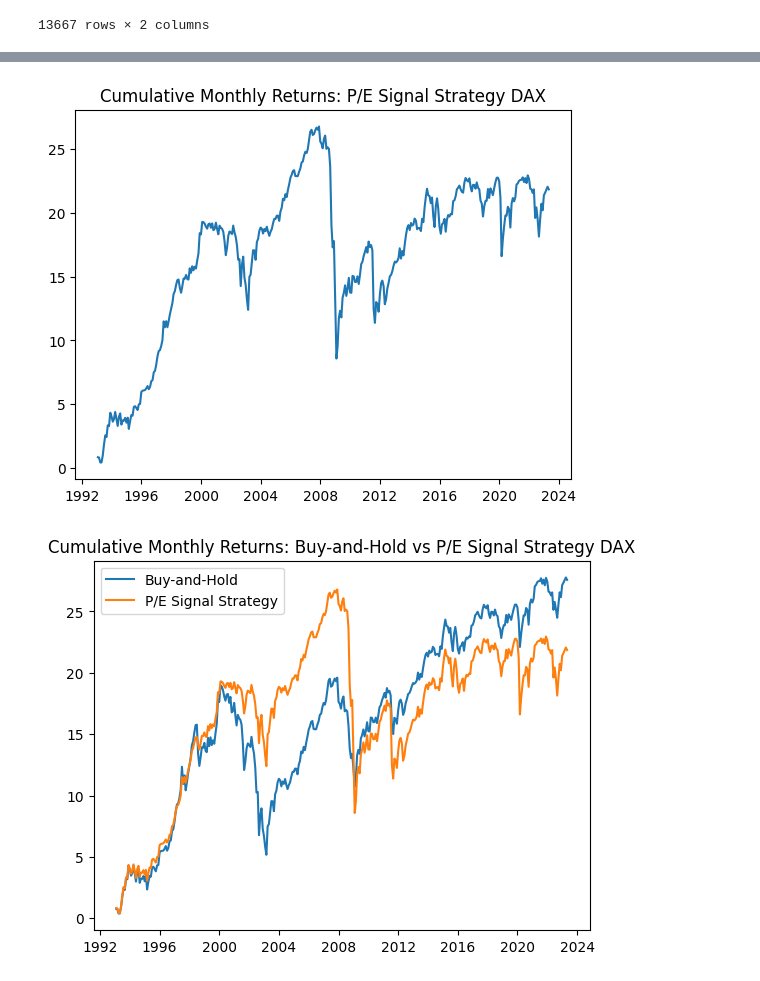
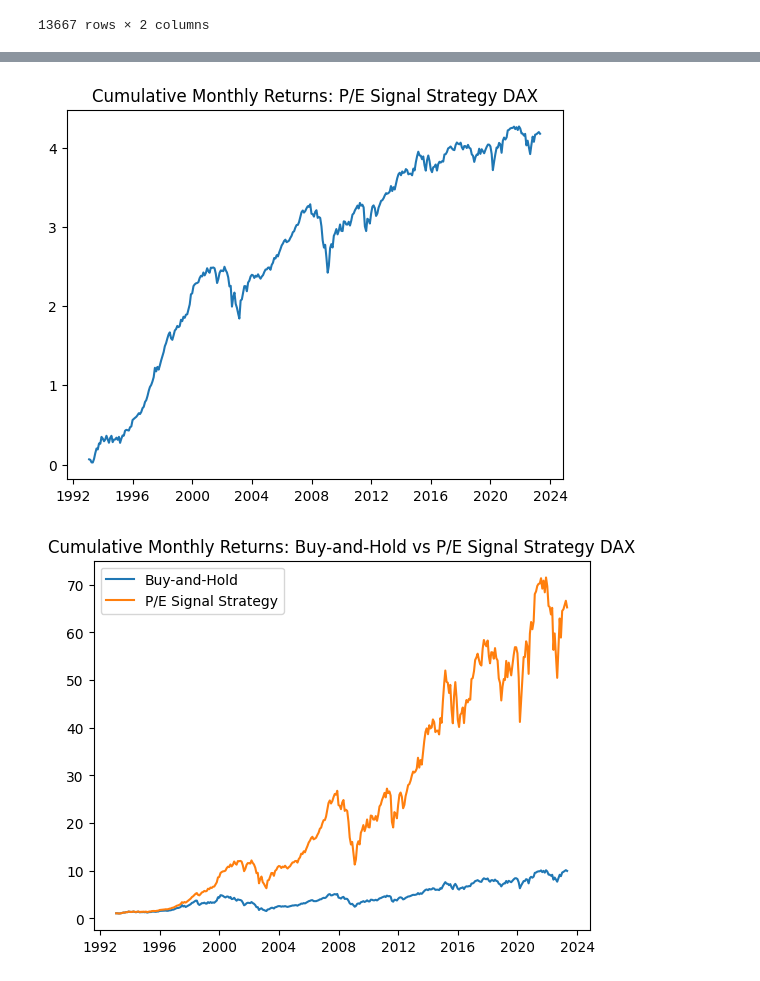
Before and after one commit to afoster28/efi-hw-mktTimingStrat, a Jupyter notebook: EFI_HW_Project_Foster.ipynb, the cells around one changed output, grey strips where cells are left out. Drawn from its saved outputs; the diff is of its cells as text; code cells hidden in the pictures.

Commit message:
Corrected cumulative returns and lagged weight

```diff
--- a/EFI_HW_Project_Foster.ipynb
+++ b/EFI_HW_Project_Foster.ipynb
@@ -481,12 +481,10 @@ data_enhanced_ger_inv = data_enhanced_ger
 data_enhanced_ger_inv['Roll_Median'] = data_enhanced_ger_inv[['EP']].rolling(240, min_periods=1).quantile(0.5)
 data_enhanced_ger_inv['Roll_Perc_0.05'] = data_enhanced_ger_inv[['EP']].rolling(240, min_periods=1).quantile(0.05)
 data_enhanced_ger_inv['Roll_Perc_0.95'] = data_enhanced_ger_inv[['EP']].rolling(240, min_periods=1).quantile(0.95)
-data_enhanced_ger_inv['Return_5y_Log'] = np.log(1 + data_enhanced_ger_inv['Return_5y'])
-data_enhanced_ger_inv['Return_1y_Log'] = np.log(1 + data_enhanced_ger_inv['Return_1y'])
 data_enhanced_ger_inv['Return_1m_Log'] = np.log(1 + data_enhanced_ger_inv['Return_1m'])
-# data_enhanced_ger_inv['Return_5y_Log'] = np.log(data_enhanced_ger_inv['Price'] / data_enhanced_ger_inv['Price'].shift(60) / 60)
-# data_enhanced_ger_inv['Return_1y_Log'] = np.log(data_enhanced_ger_inv['Price'] / data_enhanced_ger_inv['Price'].shift(12) / 12)
 # data_enhanced_ger_inv['Return_1m_Log'] = np.log(data_enhanced_ger_inv['Price'] / data_enhanced_ger_inv['Price'].shift(1))
+data_enhanced_ger_inv['Return_1m_Monthly'] = data_enhanced_ger_inv['Price'].pct_change(1)
+data_enhanced_ger_inv['Return_1m_Log_Monthly'] = np.log(1 + data_enhanced_ger_inv['Return_1m_Monthly'])
 # %%
 libor = pd.read_csv('libor_input_filled.csv', index_col=False)
 libor['DateFormat'] = libor.apply(lambda x: datetime.datetime.strptime(str(x['Date']), '%d/%m/%Y'), axis = 1).dt.date
@@ -530,9 +528,10 @@ data_enhanced_ger_inv
 # %%
 data_bounded_ger_inv = data_enhanced_ger_inv.loc[(data_enhanced_ger_inv['Date'] >= datetime.date(1993, 1, 1)) & (data_enhanced_ger_inv['Date'] <= datetime.date(2023, 4, 30))].copy()
 # %%
-data_bounded_ger_inv['Equity_Weight'] = data_bounded_ger_inv.apply(lambda x: min(1.5, max(0.5, 1 + (x['EP'] - x['Roll_Median']) / (x['Roll_Perc_0.95'] - x['Roll_Perc_0.05']))), axis=1)
+data_bounded_ger_inv['Equity_Weight_Init'] = data_bounded_ger_inv.apply(lambda x: min(1.5, max(0.5, 1 + (x['EP'] - x['Roll_Median']) / (x['Roll_Perc_0.95'] - x['Roll_Perc_0.05']))), axis=1)
+data_bounded_ger_inv['Equity_Weight'] = data_bounded_ger_inv[['Equity_Weight_Init']].shift(1).fillna(1) # last period's EP-based decision
 data_bounded_ger_inv['Cash_Weight'] = 1 - data_bounded_ger_inv['Equity_Weight']
-data_bounded_ger_inv['Portfolio'] = data_bounded_ger_inv['Equity_Weight'] * data_bounded_ger_inv['Return_1m'] + data_bounded_ger_inv['Cash_Weight'] * data_bounded_ger_inv['USD_1M_Libor']
+data_bounded_ger_inv['Portfolio'] = data_bounded_ger_inv['Equity_Weight'] * data_bounded_ger_inv['Return_1m_Monthly'] + data_bounded_ger_inv['Cash_Weight'] * data_bounded_ger_inv['USD_1M_Libor']
 data_bounded_ger_inv['PortfolioFloor'] = data_bounded_ger_inv.apply(lambda x: max(-0.99, x['Portfolio']), axis=1)
 data_bounded_ger_inv['Portfolio_Log'] = np.log(1 + data_bounded_ger_inv['PortfolioFloor'])
 # %%
@@ -556,6 +555,6 @@ data_bounded_ger_inv
 # %%
 date_range = data_bounded_ger_inv['Date'].tolist()
-return_1m = data_bounded_ger_inv['Return_1m'].tolist()
+return_1m = data_bounded_ger_inv['Return_1m_Monthly'].tolist()
 return_scalar_1m = [i + 1 for i in return_1m]
 return_1m_cum_i = 1
 return_1m_cum = [(return_1m_cum_i:=return_1m_cum_i*v) for v in return_scalar_1m]
@@ -584,6 +583,6 @@ plt.show()
 # %%
 return_1m_pe = data_bounded_ger_inv['Portfolio'].tolist()
-return_scalar_1m_pe = [i + 1 for i in return_1m]
+return_scalar_1m_pe = [i + 1 for i in return_1m_pe]
 return_1m_pe_cum_i = 1
 return_1m_pe_cum = [(return_1m_pe_cum_i:=return_1m_pe_cum_i*v) for v in return_scalar_1m_pe]
 # %%
@@ -607,12 +606,12 @@ plt.plot(date_range, return_1m_pe_log_cum)
 plt.title('Cumulative Monthly Returns: P/E Signal Strategy DAX')
 plt.show()
 # %% [output]
-[figure, old version]
+[figure, new version]
 # %%
-plt.plot(date_range, return_1m_log_cum, label='Buy-and-Hold')
-plt.plot(date_range, return_1m_pe_log_cum, label='P/E Signal Strategy')
+plt.plot(date_range, return_1m_cum, label='Buy-and-Hold')
+plt.plot(date_range, return_1m_pe_cum, label='P/E Signal Strategy')
 plt.title('Cumulative Monthly Returns: Buy-and-Hold vs P/E Signal Strategy DAX')
 plt.legend()
 plt.show()
 # %% [output]
-[figure, old version]
+[figure, new version]
```
Also changed, not shown: parts of 9 cells of this notebook, 1 other file.
